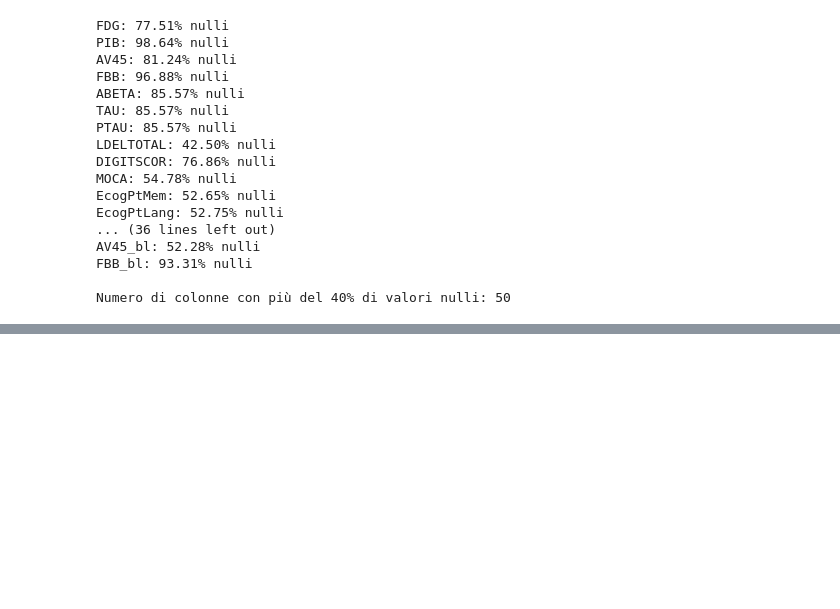
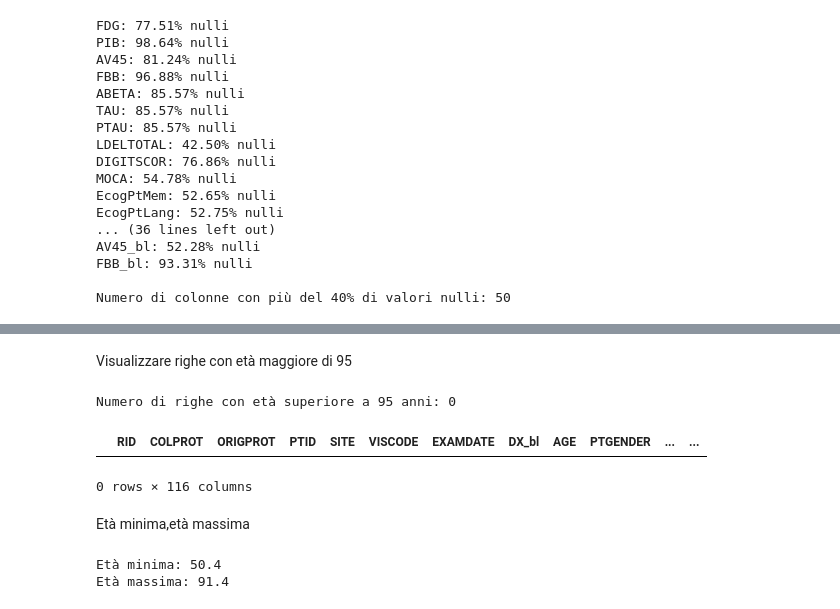
Before and after one commit to RossanaFacchin/DataCleaning, a Jupyter notebook: notebook testcleaning.ipynb, the cells around one changed output, grey strips where cells are left out. Drawn from its saved outputs; the diff is of its cells as text; code cells hidden in the pictures; blank space fills up the shorter version.

```diff
--- a/notebook testcleaning.ipynb
+++ b/notebook testcleaning.ipynb
@@ -175,0 +349,21 @@ Numero di colonne con più del 40% di valori nulli: 50
+# %% [markdown]
+Visualizzare righe con età maggiore di 95
+# %%
+righe_over_95 = df[df["AGE"] > 95]
+print(f"Numero di righe con età superiore a 95 anni: {len(righe_over_95)}")
+righe_over_95
+# %% [output]
+Numero di righe con età superiore a 95 anni: 0
+|  | RID | COLPROT | ORIGPROT | PTID | SITE | VISCODE | EXAMDATE | DX_bl | AGE | PTGENDER | ... | ... |
+0 rows × 116 columns
+# %% [markdown]
+Età minima,età massima
+# %%
+eta_minima = df["AGE"].min()
+eta_massima = df["AGE"].max()
+
+print(f"Età minima: {eta_minima}")
+print(f"Età massima: {eta_massima}")
+# %% [output]
+Età minima: 50.4
+Età massima: 91.4
```
Also changed, not shown: parts of 14 cells of this notebook.
